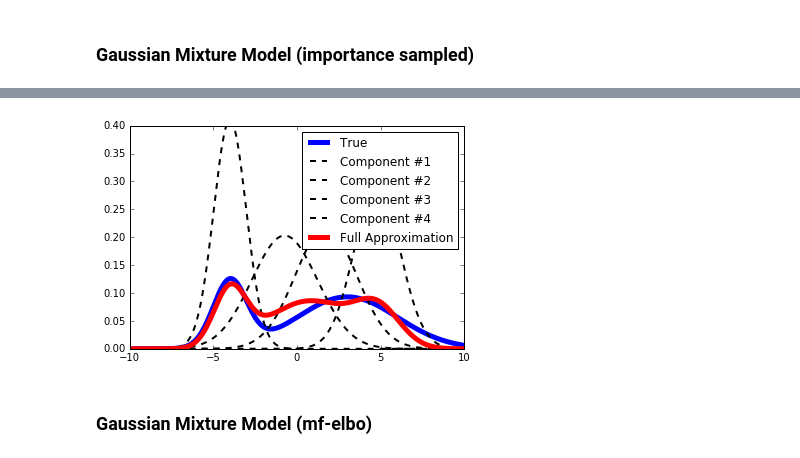
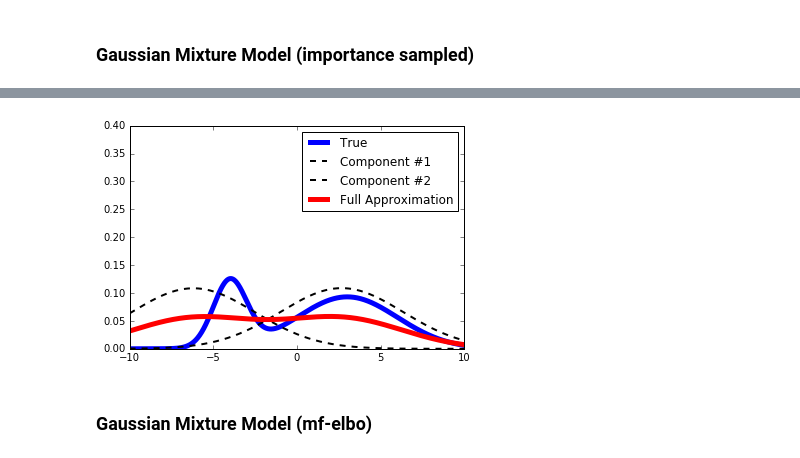
Before and after one commit to enalisnick/blog_sandbox, a Jupyter notebook: svgd/Latent_SVGD.ipynb, the cells around one changed output, grey strips where cells are left out. Cells and saved outputs as stored; diff of their text form; code cells hidden in the pictures.

```diff
--- a/svgd/Latent_SVGD.ipynb
+++ b/svgd/Latent_SVGD.ipynb
@@ -17,6 +17,19 @@ from autograd import grad
 Particles explore the posterior according to the following iterative algorithm
 $$ \theta_{i}^{l+1} \leftarrow \theta_{i}^{l} + \epsilon \boldsymbol{\hat \phi}(\theta_{i}^{l}) \text{  where  } \boldsymbol{\hat \phi}(\theta_{i}^{l}) = \frac{1}{n} \sum_{j=1}^{n} k(\theta_{j}^{l}, \theta) \nabla_{\theta_{j}^{l}} \log p(\theta_{j}^{l}) + \nabla_{\theta_{j}^{l}} k(\theta_{j}^{l}, \theta)$$
 where $k$ is a valid kernel and $\epsilon$ is a step-size.  The operator $\boldsymbol{\hat \phi}(\theta_{i}^{l})$ is implemented below:
+# %%
+def get_AdaM_update(alpha_0, grad, adam_values, b1=.95, b2=.999, e=1e-8):
+    adam_values['t'] += 1
+
+    # update mean
+    adam_values['mean'] = b1 * adam_values['mean'] + (1-b1) * grad
+    m_hat = adam_values['mean'] / (1-b1**adam_values['t'])
+
+    # update variance
+    adam_values['var'] = b2 * adam_values['var'] + (1-b2) * grad**2
+    v_hat = adam_values['var'] / (1-b2**adam_values['t'])
+
+    return alpha_0 * m_hat/(np.sqrt(v_hat) + e)
 # %% [markdown]
 ### Kernels for $\mathbb{R}^{d}$
 # %%
@@ -192,23 +197,28 @@ params = {
 q0 = np.random.normal
 
 ### generate samples
-n = 4
+n = 2
 psi = []
 for sampleIdx in xrange(n):
-    psi.append( {'mu':q0(), 'log_sigma':0.} )
+    psi.append( {'mu':0., 'log_sigma':0.} )
 
 
 # Modified Stein Op
-def steinOp(vi_params, idx, dLogModel, params, dEntropy, kernel, kernelParams=None, n_is=3):
-
-    returnVal_mu = 0.
-    returnVal_logSigma = 0.
+def steinOp(vi_params, dLogModel, params, dEntropy, kernel, kernelParams=None, n_is=10):
 
     K = len(vi_params)
+
+    returnVal_mu = [0.] * K
+    returnVal_logSigma = [0.] * K
+
+    grad_mus = [[]] * K
+    grad_log_sigmas = [[]] * K
+
+    weighted_grad_mus = []
+    weighted_grad_logSigs = []
+
     for k in xrange(K):
 
-        grad_mus = []
-        grad_log_sigmas = []
         w_is = []
 
         for idx_is in xrange(n_is):
@@ -218,37 +228,46 @@ def steinOp(vi_params, idx, dLogModel, params, dEntropy, kernel, kernelParams=No
             w_is.append( np.exp(logModel(x_sample, params) - \
                                 np.log(gaussPdf(x_sample, {'mu':vi_params[k]['mu'], 'sigma':np.exp(vi_params[k]['log_sigma'])}))) )
 
-            grad_mus.append(dLogModel(x_sample, params) * 1.)
-            grad_mus[-1] -= (vi_params[k]['mu'] - x_sample)/np.exp(2*vi_params[k]['log_sigma']) * 1.
-            grad_mus[-1] -= -(vi_params[k]['mu'] - x_sample)/np.exp(2*vi_params[k]['log_sigma'])
+            grad_mus[k].append(dLogModel(x_sample, params) * 1.)
+            grad_mus[k][-1] -= (vi_params[k]['mu'] - x_sample)/np.exp(2*vi_params[k]['log_sigma']) * 1.
+            grad_mus[k][-1] -= -(vi_params[k]['mu'] - x_sample)/np.exp(2*vi_params[k]['log_sigma'])
 
-            grad_log_sigmas.append( dLogModel(x_sample, params) * epsilon * np.exp(vi_params[k]['log_sigma']) )
-            grad_log_sigmas[-1] -= (vi_params[k]['mu'] - x_sample)/np.exp(2*vi_params[k]['log_sigma']) * epsilon * np.exp(vi_params[k]['log_sigma'])
-            grad_log_sigmas[-1] -= ( (vi_params[k]['mu'] - x_sample)**2 / np.exp(3*vi_params[k]['log_sigma']) \
+            grad_log_sigmas[k].append( dLogModel(x_sample, params) * epsilon * np.exp(vi_params[k]['log_sigma']) )
+            grad_log_sigmas[k][-1] -= (vi_params[k]['mu'] - x_sample)/np.exp(2*vi_params[k]['log_sigma']) * epsilon * np.exp(vi_params[k]['log_sigma'])
+            grad_log_sigmas[k][-1] -= ( (vi_params[k]['mu'] - x_sample)**2 / np.exp(3*vi_params[k]['log_sigma']) \
                                     - 1./np.exp(vi_params[k]['log_sigma']) ) * np.exp(vi_params[k]['log_sigma'])
 
         w_normalizer = np.sum(w_is)
 
-        grad_mu = np.sum([ w_is[idx_is]/w_normalizer * grad_mus[idx_is] for idx_is in range(n_is) ])
-        grad_log_sigma = np.sum([ w_is[idx_is]/w_normalizer * grad_log_sigmas[idx_is] for idx_is in range(n_is) ])
+        weighted_grad_mus.append(np.sum([ w_is[idx_is]/w_normalizer * grad_mus[k][idx_is] for idx_is in range(n_is) ]))
+        weighted_grad_logSigs.append( np.sum([ w_is[idx_is]/w_normalizer * grad_log_sigmas[k][idx_is] for idx_is in range(n_is) ]))
 
-        returnVal_mu += kernel['f'](vi_params[k]['mu'], vi_params[k]['log_sigma'], vi_params[idx]['mu'], vi_params[idx]['log_sigma']) * grad_mu
-        returnVal_mu += kernel['df_mu'](vi_params[k]['mu'], vi_params[k]['log_sigma'], vi_params[idx]['mu'], vi_params[idx]['log_sigma'])
+    for k in xrange(K):
 
-        returnVal_logSigma += kernel['f'](vi_params[k]['mu'], vi_params[k]['log_sigma'], vi_params[idx]['mu'], vi_params[idx]['log_sigma']) * grad_log_sigma
-        returnVal_logSigma += kernel['df_lsig'](vi_params[k]['log_sigma'], vi_params[k]['mu'], vi_params[idx]['mu'], vi_params[idx]['log_sigma'])
+        for j in xrange(K):
 
-    return (1./K * returnVal_mu, 1./K * returnVal_logSigma)
+            returnVal_mu[k] += 1./K * kernel['f'](vi_params[k]['mu'], vi_params[k]['log_sigma'], vi_params[j]['mu'], vi_params[j]['log_sigma']) \
+            * weighted_grad_mus[j]
+            returnVal_mu[k] += 1./K * kernel['df_mu'](vi_params[j]['mu'], vi_params[j]['log_sigma'], vi_params[k]['mu'], vi_params[k]['log_sigma'])
+
+            returnVal_logSigma[k] += 1./K * kernel['f'](vi_params[k]['mu'], vi_params[k]['log_sigma'], vi_params[j]['mu'], vi_params[j]['log_sigma']) \
+            * weighted_grad_logSigs[j]
+            returnVal_logSigma[k] += 1./K * kernel['df_lsig'](vi_params[j]['log_sigma'], vi_params[j]['mu'], vi_params[k]['mu'], vi_params[k]['log_sigma'])
 
 
-maxEpochs = 1201
-lr_mu = .1
-lr_sig = .01
+    return (returnVal_mu, returnVal_logSigma)
+
+
+maxEpochs = 1000
+lr_mu = .5
+lr_sig = .002
+adam_values = [{'mu':{'mean': 0., 'var': 0., 't': 0}, 'log_sigma':{'mean': 0., 'var': 0., 't': 0}}] * n
+
 for epochIdx in xrange(maxEpochs):
+    update = steinOp(psi, dLogModel, params, dEntropy_dLogSigma, kernel)
     for idx in xrange(n):
-        update = steinOp(psi, idx, dLogModel, params, dEntropy_dLogSigma, kernel)
-        psi[idx]['mu'] += lr_mu * update[0]
-        psi[idx]['log_sigma'] += lr_sig * update[1]
+        psi[idx]['mu'] += get_AdaM_update(lr_mu, update[0][idx], adam_values[idx]['mu'])
+        psi[idx]['log_sigma'] += get_AdaM_update(lr_sig, update[1][idx], adam_values[idx]['log_sigma'])
 
 print psi
 
@@ -280,4 +299,4 @@ plt.show()
-[figure, old version]
+[figure, new version]
 # %% [markdown]
 ### Gaussian Mixture Model (mf-elbo)
 # %%
```
Also changed, not shown: parts of 2 cells of this notebook.
